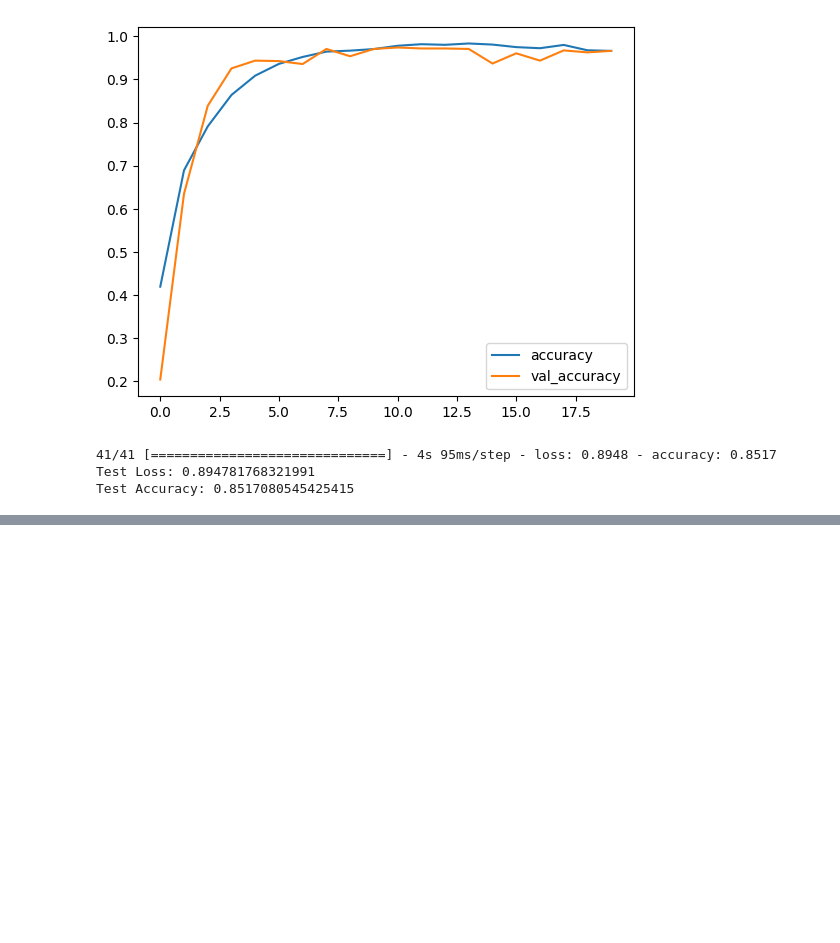
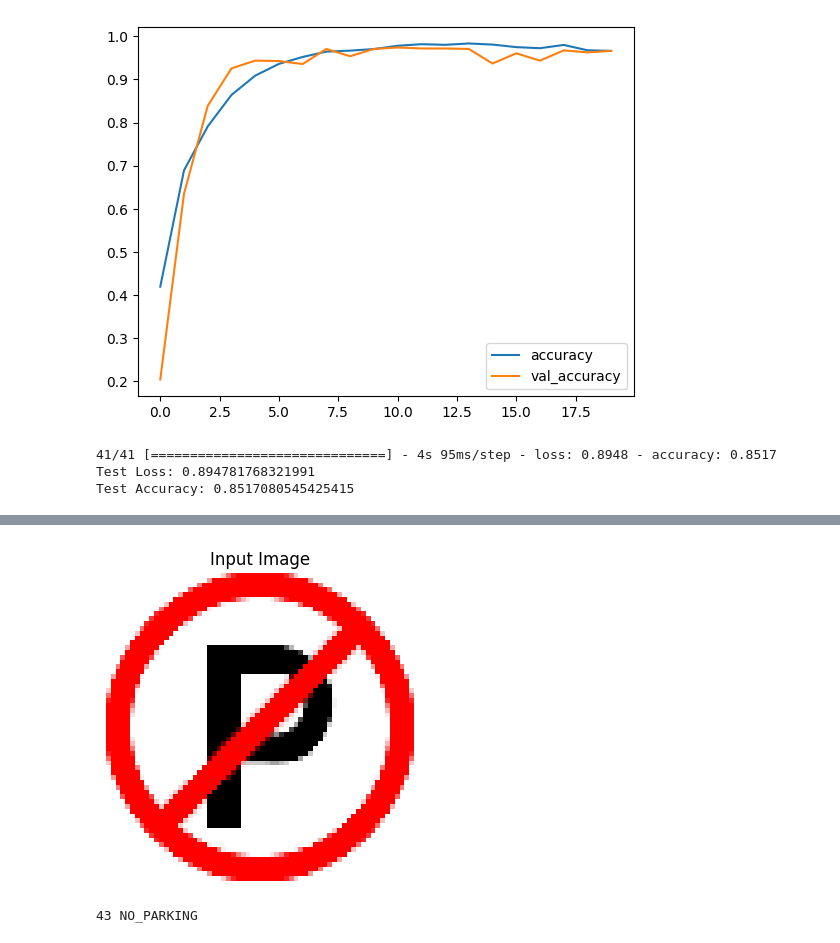
Before and after one commit to NishthaJethani/traffic-sign-detection-recognition, a Jupyter notebook: traffic_sign_detection_recognition.ipynb, the cells around one changed output, grey strips where cells are left out. Cells and saved outputs as stored; diff of their text form; code cells hidden in the pictures; blank space fills up the shorter version.

Commit message:
tested with individual images

```diff
--- a/traffic_sign_detection_recognition.ipynb
+++ b/traffic_sign_detection_recognition.ipynb
@@ -220,3 +201,12 @@ Test Loss: 0.894781768321991
 Test Accuracy: 0.8517080545425415
 # %%
 model.save('/content/drive/MyDrive/Deep_Learning/model_85_17.h5')
+# %%
+import tensorflow as tf
+
+model2 = tf.keras.models.load_model('/content/drive/MyDrive/Deep_Learning/model_85_17.h5')
+
+test_loss, test_accuracy = model2.evaluate(test)
+
+print("Test Loss:", test_loss)
+print("Test Accuracy:", test_accuracy)
@@ -222,0 +217,23 @@ model.save('/content/drive/MyDrive/Deep_Learning/model_85_17.h5')
+# %%
+from tensorflow.keras.preprocessing import image
+import numpy as np
+import matplotlib.pyplot as plt
+
+
+new_image_path = '/content/drive/MyDrive/Deep_Learning/images (1).png'
+img = image.load_img(new_image_path, target_size=(64, 64))
+img_array = image.img_to_array(img)
+img_array = np.expand_dims(img_array, axis=0)
+
+predictions = model2.predict(img_array)
+
+
+img_array = np.reshape(img_array, (1, 64, 64, 3))
+img_array = img_array/255.0
+plt.figure(figsize=(8, 4))
+plt.imshow(img_array[0])
+plt.title("Input Image")
+plt.axis('off')
+
+plt.show()
+# %% [output]
@@ -222,0 +241,6 @@ model.save('/content/drive/MyDrive/Deep_Learning/model_85_17.h5')
+[figure, added]
+# %%
+predicted_class_index = np.argmax(predictions)
+print(predicted_class_index, signs[predicted_class_index])
+# %% [output]
+43 NO_PARKING
```
Also changed, not shown: parts of 9 cells of this notebook.
